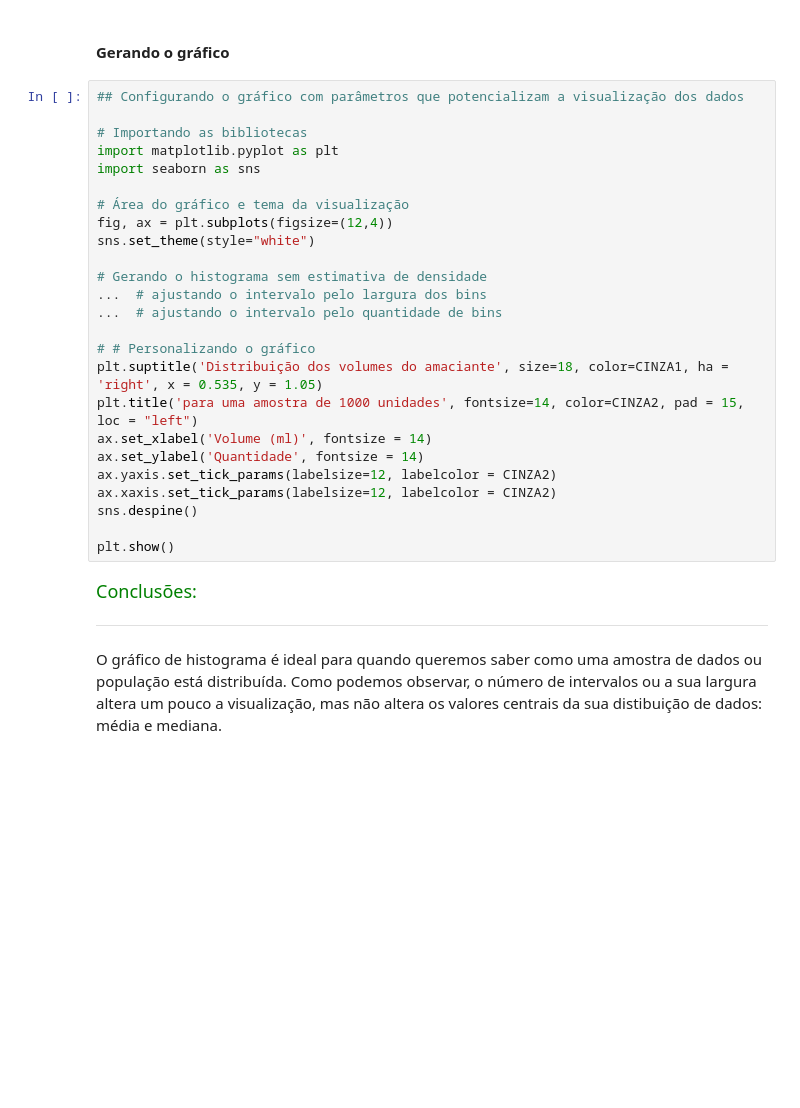
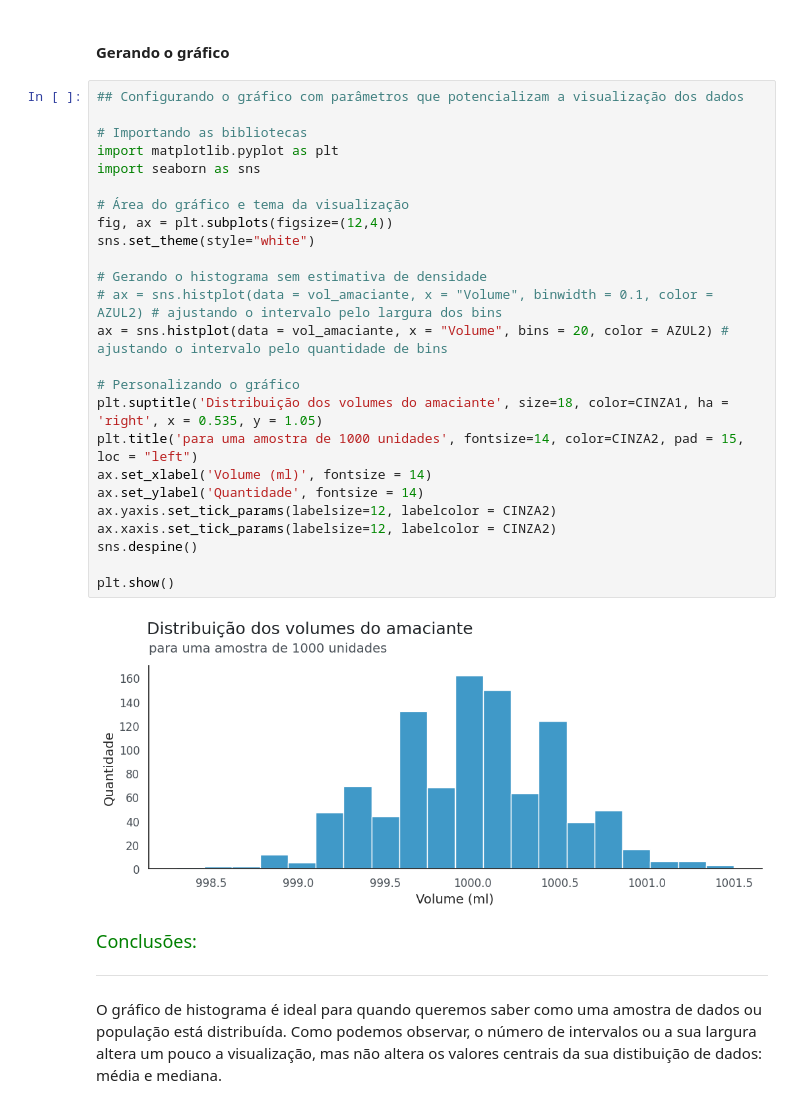
Before and after one commit to lukaswyllis/formacao-avancando-em-data-science-com-python, a Jupyter notebook: Curso 2 - Data Visualization - Gráficos de comparação e distribuição.ipynb, the cells around one changed output. Saved outputs shown, nothing was run; the diff lists cells and outputs as text; blank space fills up the shorter version.

```diff
--- a/Curso 2 - Data Visualization - Gráficos de comparação e distribuição.ipynb
+++ b/Curso 2 - Data Visualization - Gráficos de comparação e distribuição.ipynb
@@ -897,28 +914,30 @@ Após visualizarmos de maneira rápida os dados que possuímos, vamos partir par
 # %%
 ## Configurando o gráfico com parâmetros que potencializam a visualização dos dados
 
 # Importando as bibliotecas
 import matplotlib.pyplot as plt
 import seaborn as sns
 
 # Área do gráfico e tema da visualização
 fig, ax = plt.subplots(figsize=(12,4))
 sns.set_theme(style="white")
 
 # Gerando o histograma sem estimativa de densidade
-...  # ajustando o intervalo pelo largura dos bins
-...  # ajustando o intervalo pelo quantidade de bins
+# ax = sns.histplot(data = vol_amaciante, x = "Volume", binwidth = 0.1, color = AZUL2) # ajustando o intervalo pelo largura dos bins
+ax = sns.histplot(data = vol_amaciante, x = "Volume", bins = 20, color = AZUL2) # ajustando o intervalo pelo quantidade de bins
 
-# # Personalizando o gráfico
+# Personalizando o gráfico
 plt.suptitle('Distribuição dos volumes do amaciante', size=18, color=CINZA1, ha = 'right', x = 0.535, y = 1.05)
 plt.title('para uma amostra de 1000 unidades', fontsize=14, color=CINZA2, pad = 15, loc = "left")
 ax.set_xlabel('Volume (ml)', fontsize = 14)
 ax.set_ylabel('Quantidade', fontsize = 14)
 ax.yaxis.set_tick_params(labelsize=12, labelcolor = CINZA2)
 ax.xaxis.set_tick_params(labelsize=12, labelcolor = CINZA2)
 sns.despine()
 
 plt.show()
+# %% [output]
+[figure, added]
 # %% [markdown]
 <font color=green size=4> Conclusões: </font>
 
```
Also changed, not shown: parts of 6 cells of this notebook.
